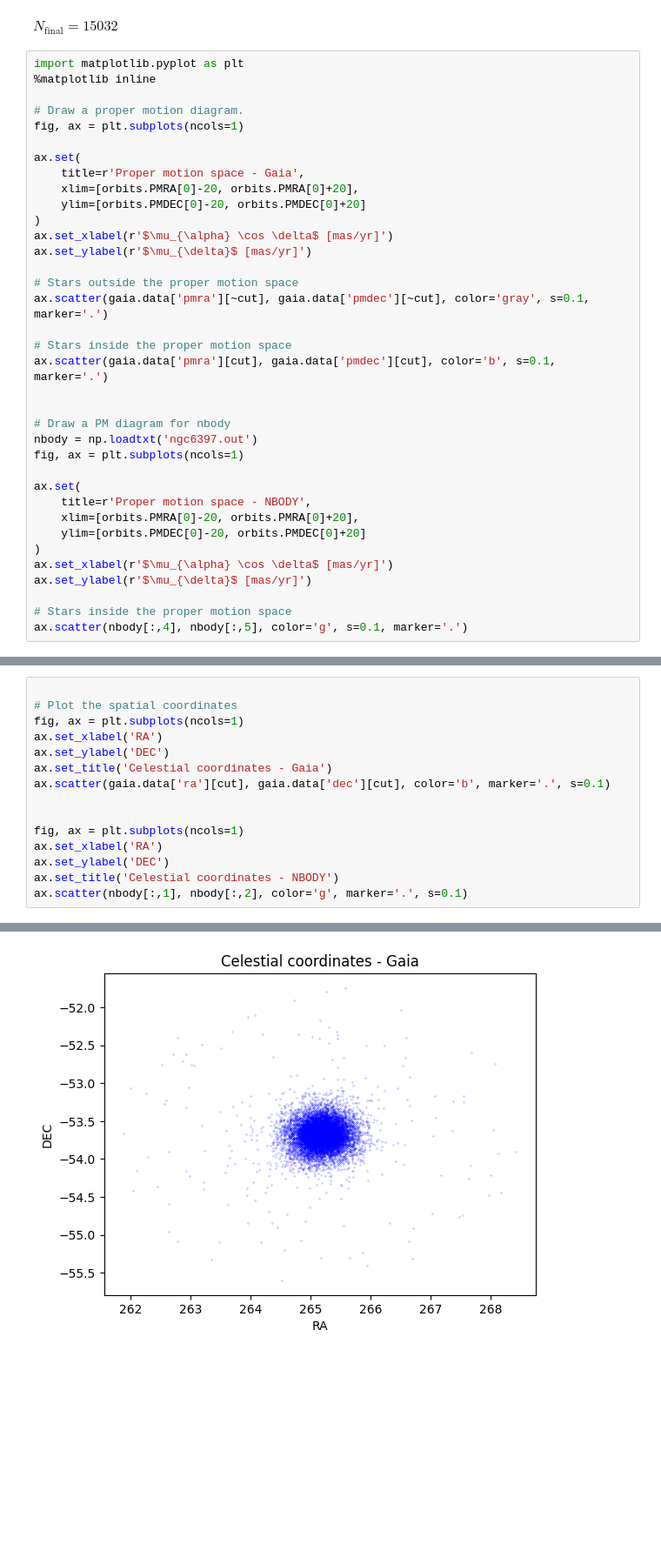
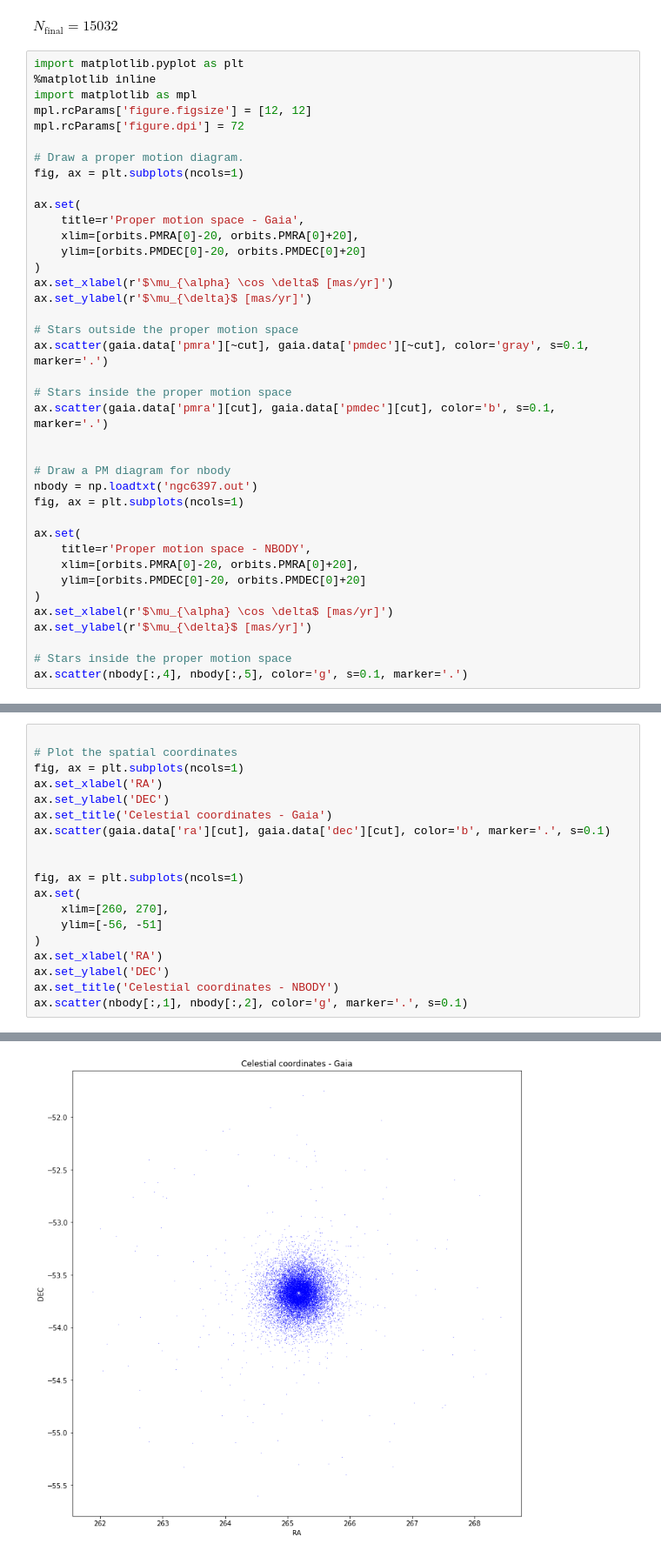
Before and after one commit to anthony-arnold/ngc6397, a Jupyter notebook: ngc6397.ipynb, the cells around one changed output, grey strips where cells are left out. Shown at 87% size. Drawn from its saved outputs; the diff is of its cells as text; blank space fills up the shorter version.

```diff
--- a/ngc6397.ipynb
+++ b/ngc6397.ipynb
@@ -102,6 +102,9 @@ $\displaystyle N_\text{final} = 15032$
 # %%
 import matplotlib.pyplot as plt
 %matplotlib inline
+import matplotlib as mpl
+mpl.rcParams['figure.figsize'] = [12, 12]
+mpl.rcParams['figure.dpi'] = 72
 
 # Draw a proper motion diagram.
 fig, ax = plt.subplots(ncols=1)
@@ -160,18 +163,22 @@ ax.scatter(gaia.data['bp_rp'][cut], gaia.data['phot_g_mean_mag'][cut], color='b'
 # %%
 
 # Plot the spatial coordinates
 fig, ax = plt.subplots(ncols=1)
 ax.set_xlabel('RA')
 ax.set_ylabel('DEC')
 ax.set_title('Celestial coordinates - Gaia')
 ax.scatter(gaia.data['ra'][cut], gaia.data['dec'][cut], color='b', marker='.', s=0.1)
 
 
 fig, ax = plt.subplots(ncols=1)
+ax.set(
+    xlim=[260, 270],
+    ylim=[-56, -51]
+)
 ax.set_xlabel('RA')
 ax.set_ylabel('DEC')
 ax.set_title('Celestial coordinates - NBODY')
 ax.scatter(nbody[:,1], nbody[:,2], color='g', marker='.', s=0.1)
 # %% [output]
 <matplotlib.collections.PathCollection at 0x...>
-[figure, old version]
+[figure, new version]
```
Also changed, not shown: parts of 5 cells of this notebook.
